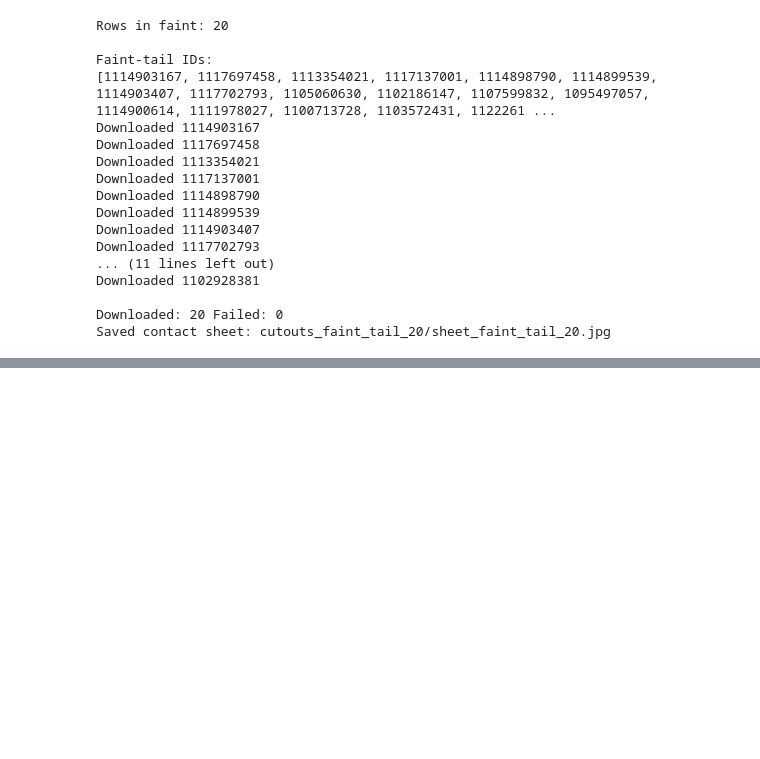
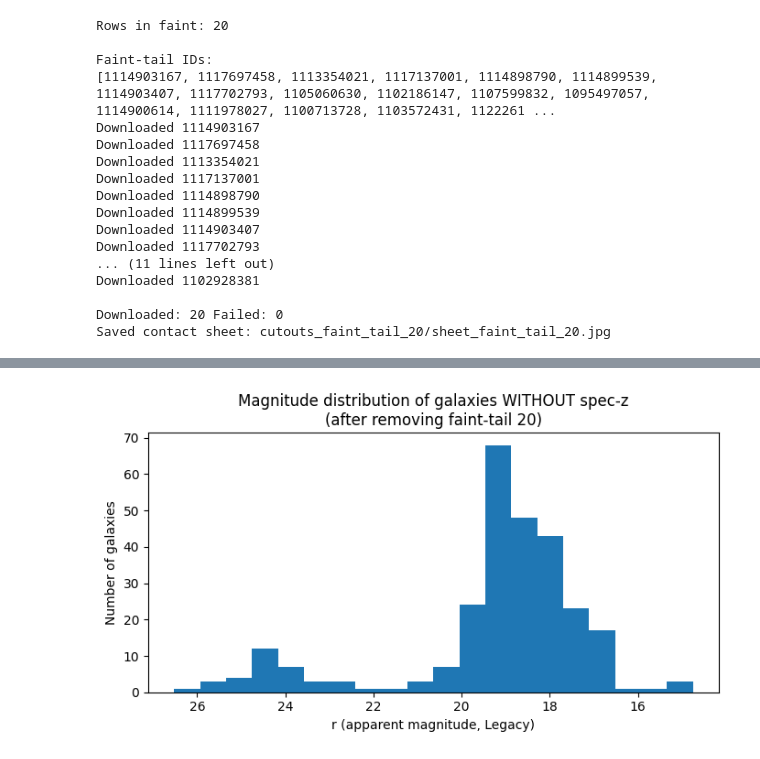
Before and after one commit to saatour/GW170817, a Jupyter notebook: Galaxy_clean_up_and_new_CMD_10012026.ipynb, the cells around one changed output, grey strips where cells are left out. Cells and saved outputs as stored; diff of their text form; code cells hidden in the pictures; blank space fills up the shorter version.

```diff
--- a/Galaxy_clean_up_and_new_CMD_10012026.ipynb
+++ b/Galaxy_clean_up_and_new_CMD_10012026.ipynb
@@ -1958,3 +1957,95 @@ Downloaded 1102928381
 
 Downloaded: 20 Failed: 0
 Saved contact sheet: cutouts_faint_tail_20/sheet_faint_tail_20.jpg
+# %%
+import os
+import pandas as pd
+import matplotlib.pyplot as plt
+
+# -----------------------
+# CONFIG
+# -----------------------
+CMD_FILE = "GW190814_CMD_369_zbest_with_shape.csv"  # <-- change if your latest CMD table has a different name
+FAINT_CUTOUT_DIR = "GW190814_faint_tail_r_gt_23.csv"         # where you downloaded the 20 images
+
+# -----------------------
+# 1) Load CMD / sample table
+# -----------------------
+df = pd.read_csv(CMD_FILE)
+
+required = {"coadd_object_id", "has_specz", "r"}
+missing = required - set(df.columns)
+if missing:
+    raise ValueError(f"{CMD_FILE} is missing columns {missing}. Columns are: {df.columns.tolist()}")
+
+print("Loaded rows:", len(df))
+
+# -----------------------
+# 2) Identify the 20 faint-tail IDs to exclude
+#    Priority order:
+#    (A) use the in-memory variable `faint` if it exists
+#    (B) else infer from downloaded cutout filenames
+# -----------------------
+exclude_ids = set()
+
+# (A) from variable `faint` if present
+if "faint" in globals():
+    if {"coadd_object_id"}.issubset(faint.columns):
+        exclude_ids = set(faint["coadd_object_id"].astype(int).tolist())
+        print("Excluding IDs from in-memory `faint` variable:", len(exclude_ids))
+    else:
+        print("Found `faint` variable, but it lacks coadd_object_id column. Ignoring.")
+
+# (B) otherwise from cutout directory filenames
+if len(exclude_ids) == 0:
+    if os.path.isdir(FAINT_CUTOUT_DIR):
+        jpgs = [f for f in os.listdir(FAINT_CUTOUT_DIR) if f.lower().endswith(".jpg")]
+        # Ignore the sheet file if present
+        jpgs = [f for f in jpgs if not f.lower().startswith("sheet")]
+        exclude_ids = set(int(os.path.splitext(f)[0]) for f in jpgs if os.path.splitext(f)[0].isdigit())
+        print("Excluding IDs from cutout filenames:", len(exclude_ids))
+    else:
+        raise FileNotFoundError(
+            f"Neither `faint` variable exists nor directory {FAINT_CUTOUT_DIR} found. "
+            "Tell me how you want to provide the 20 IDs."
+        )
+
+# -----------------------
+# 3) Apply exclusion
+# -----------------------
+before = len(df)
+df2 = df[~df["coadd_object_id"].isin(exclude_ids)].copy()
+after = len(df2)
+
+print(f"Excluded {before-after} galaxies (faint tail). Remaining:", after)
+
+# -----------------------
+# 4) Count how many remaining lack spec-z
+# -----------------------
+n_total = len(df2)
+n_spec  = int(df2["has_specz"].sum())
+n_nospec = n_total - n_spec
+
+print("\nCounts after faint-tail exclusion:")
+print("Total galaxies:", n_total)
+print("With spec-z:", n_spec)
+print("Without spec-z:", n_nospec)
+
+# -----------------------
+# 5) Plot r-band magnitude distribution for those without spec-z
+# -----------------------
+nospec = df2[df2["has_specz"] == False].copy()
+
+plt.figure(figsize=(7,4))
+plt.hist(nospec["r"].dropna(), bins=20)
+plt.gca().invert_xaxis()  # brighter to the left (optional; remove if you prefer normal)
+plt.xlabel("r (apparent magnitude, Legacy)")
+plt.ylabel("Number of galaxies")
+plt.title("Magnitude distribution of galaxies WITHOUT spec-z\n(after removing faint-tail 20)")
+plt.tight_layout()
+plt.show()
+
+# Optional: save the filtered table for next steps
+df2.to_csv("GW190814_CMD_filtered_no_faint20.csv", index=False)
+print("\nSaved filtered CMD table: GW190814_CMD_filtered_no_faint20.csv")
+# %% [output]
@@ -1960,0 +2060 @@ Saved contact sheet: cutouts_faint_tail_20/sheet_faint_tail_20.jpg
+[figure, added]
```
Also changed, not shown: parts of 6 cells of this notebook.
